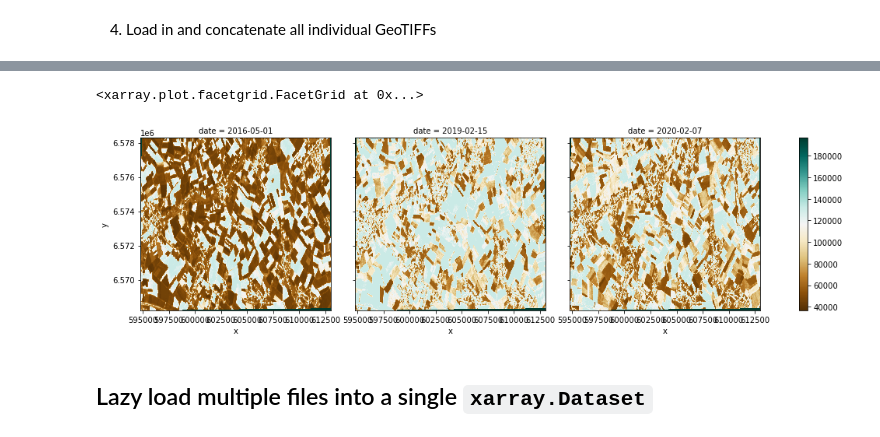
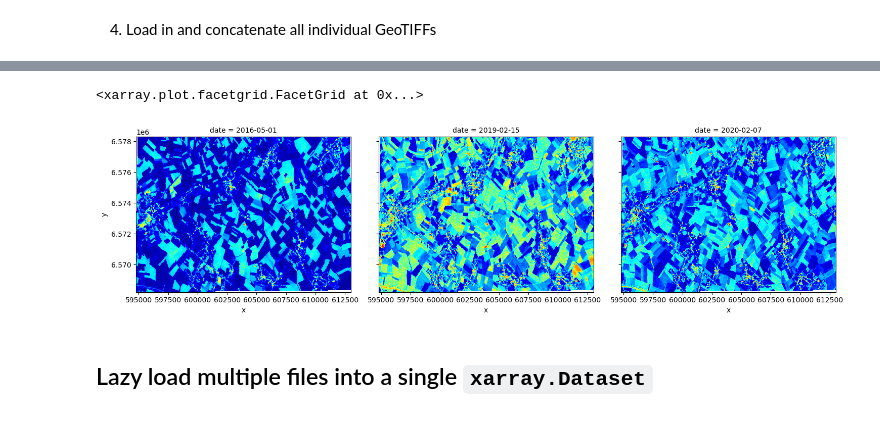
Before and after one commit to jorisvandenbossche/course-python-geospatial, a Jupyter notebook: notebooks/14-combine-data.ipynb, the cells around one changed output, grey strips where cells are left out. Drawn from its saved outputs; the diff is of its cells as text; code cells hidden in the pictures.

```diff
--- a/notebooks/14-combine-data.ipynb
+++ b/notebooks/14-combine-data.ipynb
@@ -73,7 +73,7 @@ Instead of manually loading the data, we rather automate the data load from thes
 1. Identify all files in the data folder and make a list of them:
 # %%
 from pathlib import Path
-moisture_index_files = list(Path("./data/herstappe/raster/sentinel_moisture").rglob("*.tiff"))
+moisture_index_files = list(sorted(Path("./data/herstappe/raster/sentinel_moisture").rglob("*.tiff")))
 # %% [markdown]
 2. Extract the time-dimension from each individual file name
 # %%
@@ -97,4 +97,7 @@ array(['2016-05-01T00:00:00.000000000', '2020-02-07T00:00:00.000000000',
 # %% [markdown]
 4. Load in and concatenate all individual GeoTIFFs
 # %%
-moisture_index = xr.concat([xr.open_rasterio(file_name) for file_name in moisture_index_files], dim=date_var)
+moisture_index = xr.concat(
+    [xr.open_dataarray(file_name, engine="rasterio", mask_and_scale=False) for file_name in moisture_index_files],
+    dim=date_var
+)
@@ -121,9 +104,8 @@ array([[[[65535, 65535, 65535, ..., 65535, 65535, 65535],
 # %%
-moisture_index.sortby("date").sum(dim="band").plot.imshow(
-    col="date", cmap="BrBG", figsize=(15, 4), aspect=1)
+moisture_index.sortby("date").plot.imshow(col="date", figsize=(15, 4), aspect=1)
 # %% [output]
 <xarray.plot.facetgrid.FacetGrid at 0x...>
-[figure, old version]
+[figure, new version]
 # %% [markdown]
 ## Lazy load multiple files into a single `xarray.Dataset`
 # %% [markdown]
```
Also changed, not shown: parts of 14 cells of this notebook, 23 other files.
